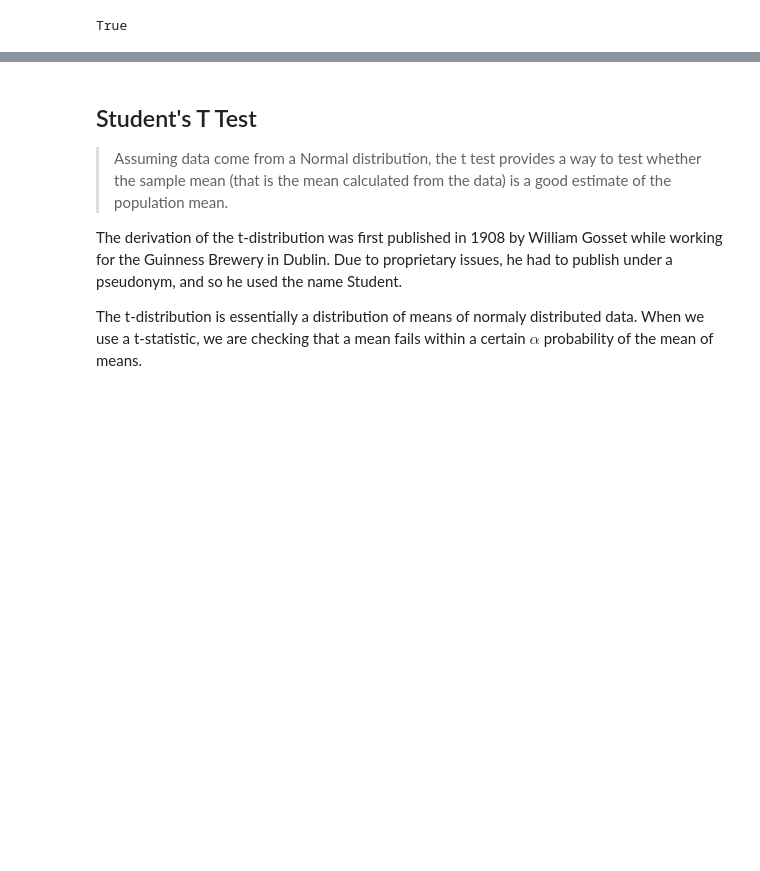
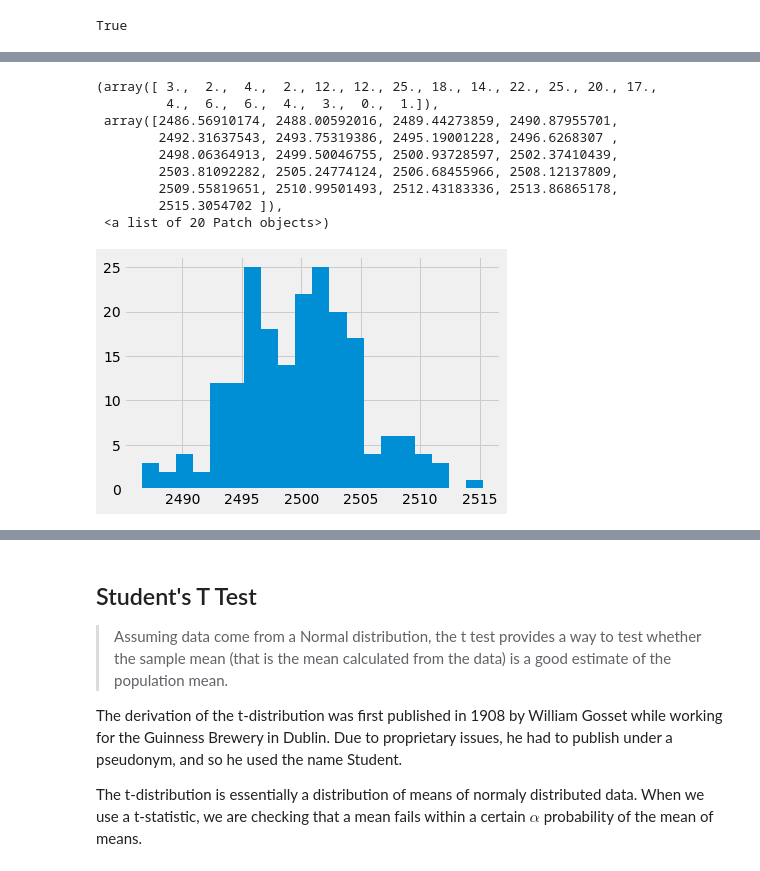
Before and after one commit to cardstud/DS-Unit-1-Sprint-3-Statistical-Tests-and-Experiments, a Jupyter notebook: module1-statistics-probability-and-inference/LS_DS_131_Statistics_Probability_and_Inference.ipynb, the cells around one changed output, grey strips where cells are left out. Drawn from its saved outputs; the diff is of its cells as text; code cells hidden in the pictures; blank space fills up the shorter version.

```diff
--- a/module1-statistics-probability-and-inference/LS_DS_131_Statistics_Probability_and_Inference.ipynb
+++ b/module1-statistics-probability-and-inference/LS_DS_131_Statistics_Probability_and_Inference.ipynb
@@ -82,0 +167,4 @@ ax.axvline(np.percentile(sample,2.5),0)
+# %%
+# Do same but for more people
+N = 200
+people_cals = [np.random.normal(2500, 100, size=365) for _ in range(N)]  # Since not using i in iteration, just put an underscore
@@ -82,0 +191,3 @@ ax.axvline(np.percentile(sample,2.5),0)
+# %%
+people_mean_cals=[person.mean() for person in people_cals]
+people_mean_cals[:10]
@@ -83,3 +205,17 @@ ax.axvline(np.percentile(sample,2.5),0)
+# %%
+# visualize above list
+plt.hist(people_mean_cals, bins=20)
+# %% [output]
+(array([ 3.,  2.,  4.,  2., 12., 12., 25., 18., 14., 22., 25., 20., 17.,
+         4.,  6.,  6.,  4.,  3.,  0.,  1.]),
+ array([2486.56910174, 2488.00592016, 2489.44273859, 2490.87955701,
+        2492.31637543, 2493.75319386, 2495.19001228, 2496.6268307 ,
+        2498.06364913, 2499.50046755, 2500.93728597, 2502.37410439,
+        2503.81092282, 2505.24774124, 2506.68455966, 2508.12137809,
+        2509.55819651, 2510.99501493, 2512.43183336, 2513.86865178,
+        2515.3054702 ]),
+ <a list of 20 Patch objects>)
+[figure, added]
 # %% [markdown]
 # Why do we use the t-distribution in hypothesis tests?
 
```
Also changed, not shown: parts of 73 cells of this notebook.
